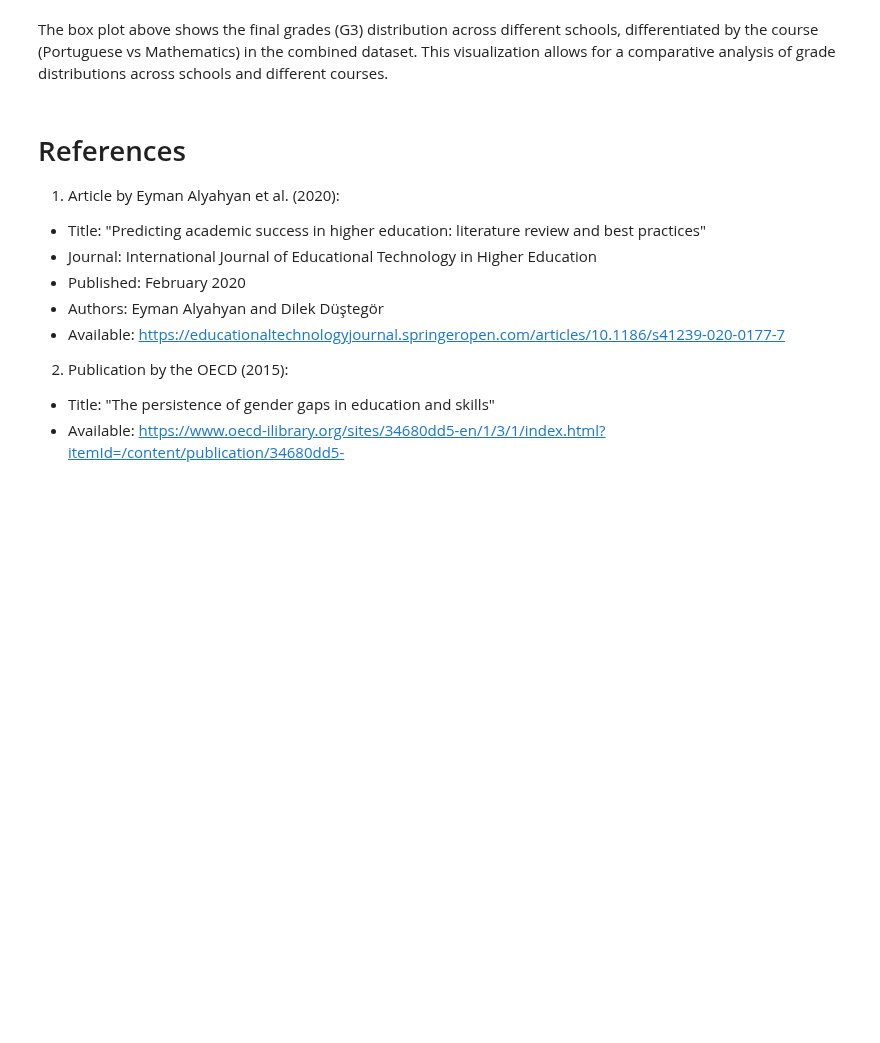
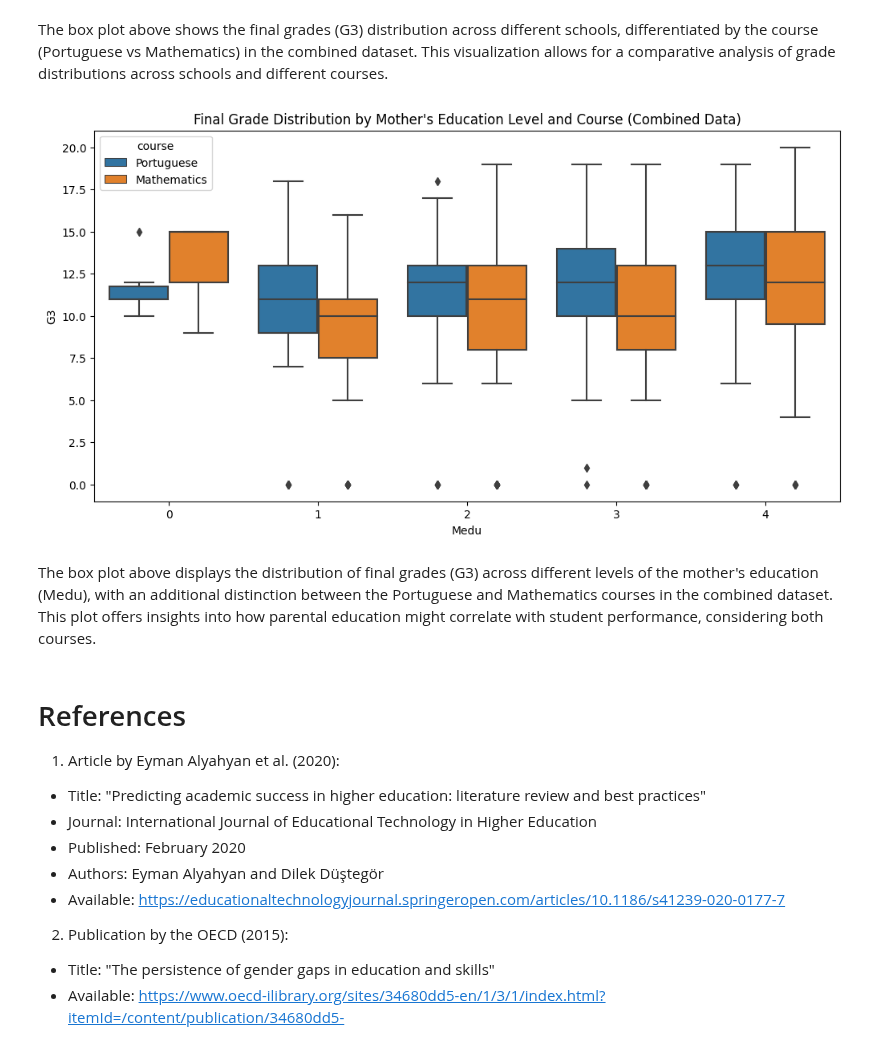
Before and after one commit to carlos-alves-one/Student-Performance-Analysis, a Jupyter notebook: Student_Performance.ipynb, the cells around one changed output. Saved outputs shown, nothing was run; the diff lists cells and outputs as text; code cells hidden in the pictures; blank space fills up the shorter version.

Commit message:
Plotting box plot for G3 across different levels of mother's education and courses in the combined dataset

```diff
--- a/Student_Performance.ipynb
+++ b/Student_Performance.ipynb
@@ -837,6 +837,13 @@ plot_box_nominal_with_hue(combined_student_data, 'school', 'G3', 'course', 'Fina
 [figure]
 # %% [markdown]
 The box plot above shows the final grades (G3) distribution across different schools, differentiated by the course (Portuguese vs Mathematics) in the combined dataset. This visualization allows for a comparative analysis of grade distributions across schools and different courses.
+# %%
+# Plotting box plot for G3 across different levels of mother's education and courses in the combined dataset
+plot_box_nominal_with_hue(combined_student_data, 'Medu', 'G3', 'course', 'Final Grade Distribution by Mother\'s Education Level and Course (Combined Data)')
+# %% [output]
+[figure, added]
+# %% [markdown]
+The box plot above displays the distribution of final grades (G3) across different levels of the mother's education (Medu), with an additional distinction between the Portuguese and Mathematics courses in the combined dataset. This plot offers insights into how parental education might correlate with student performance, considering both courses.
 # %% [markdown]
 # References
 
```
